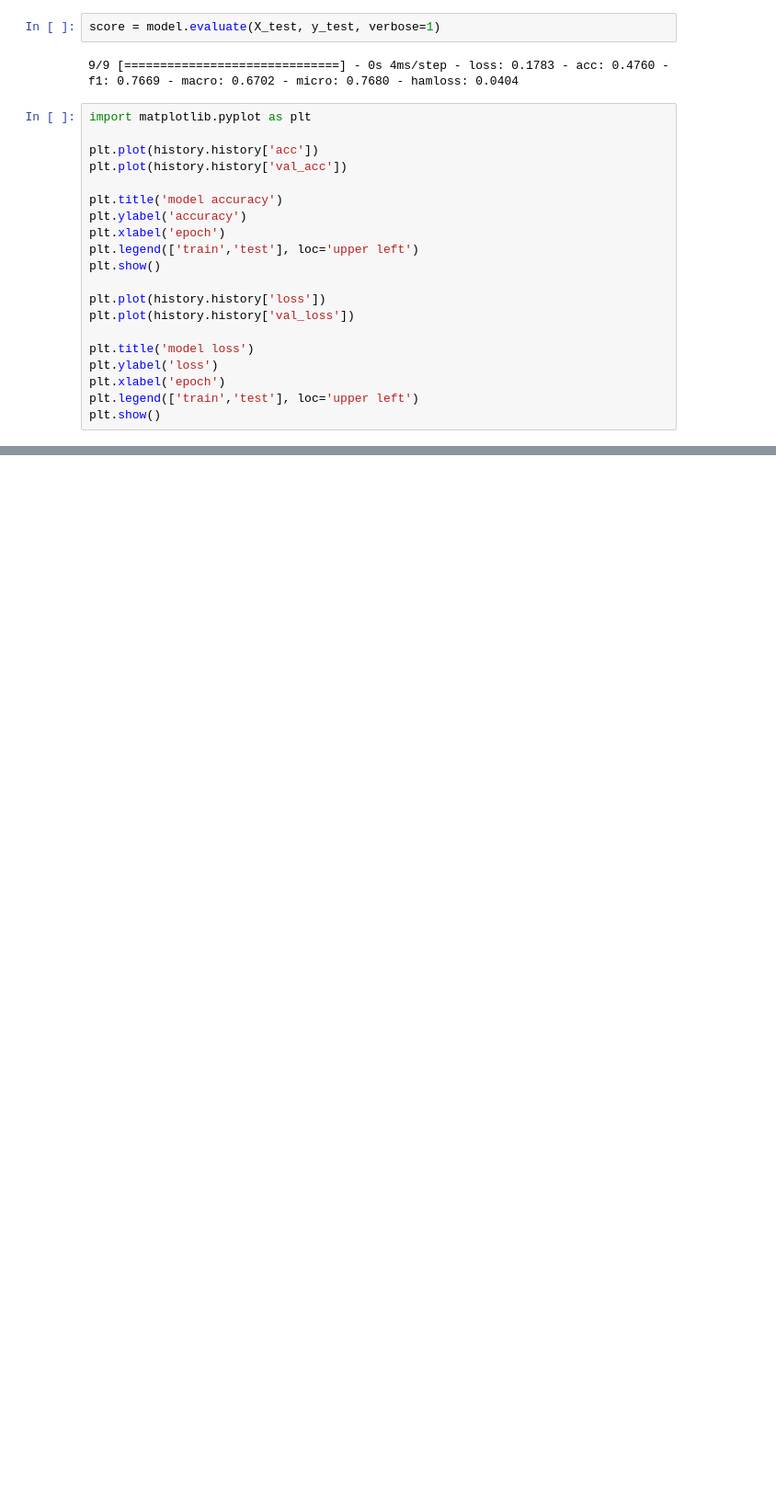
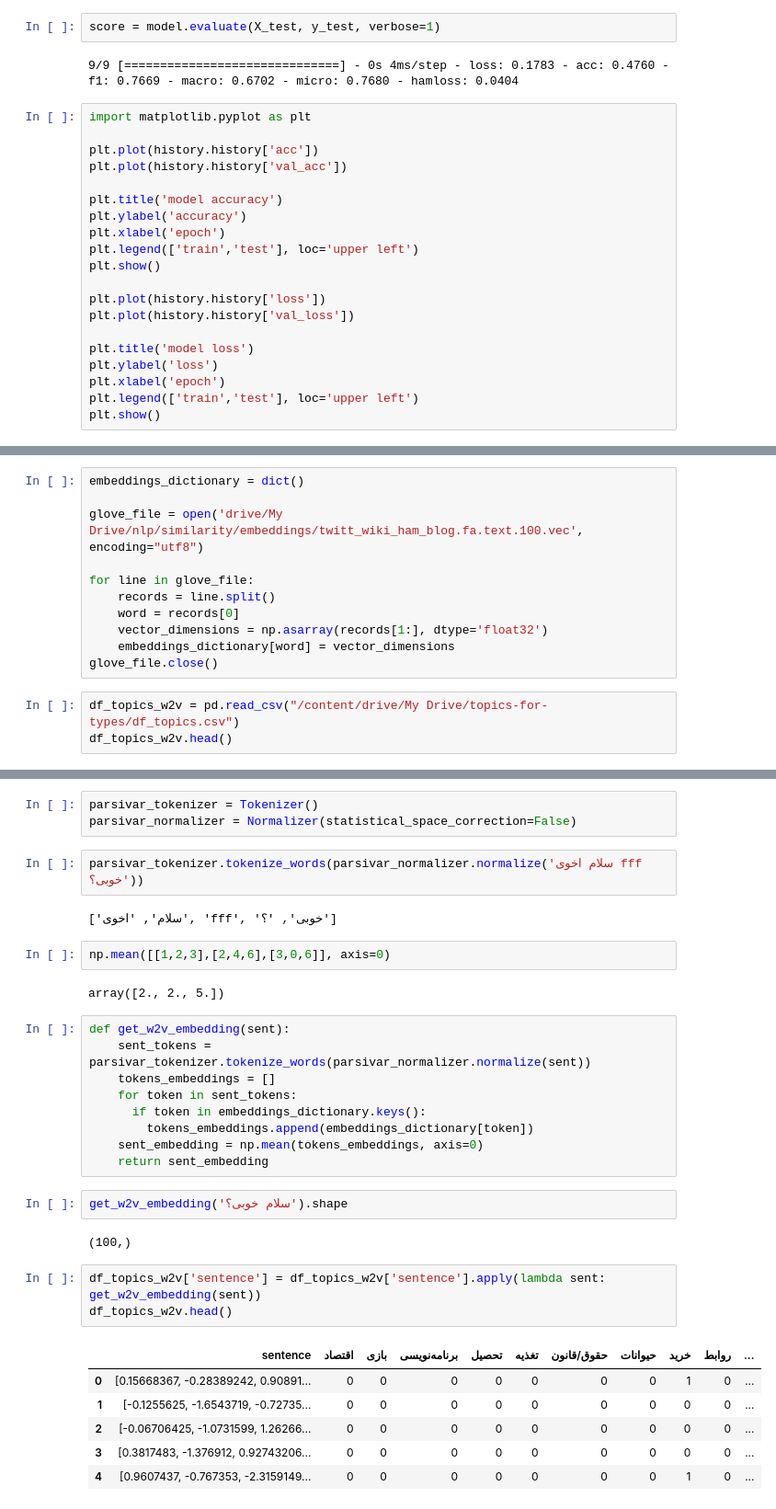
Before and after one commit to AliAkbarBadri/q-type-topic, a Jupyter notebook: topics.ipynb, the cells around one changed output, grey strips where cells are left out. Shown at 92% size. Cells and saved outputs as stored; diff of their text form; blank space fills up the shorter version.

```diff
--- a/topics.ipynb
+++ b/topics.ipynb
@@ -450,0 +457,14 @@ plt.show()
+# %%
+embeddings_dictionary = dict()
+
+glove_file = open('drive/My Drive/nlp/similarity/embeddings/twitt_wiki_ham_blog.fa.text.100.vec', encoding="utf8")
+
+for line in glove_file:
+    records = line.split()
+    word = records[0]
+    vector_dimensions = np.asarray(records[1:], dtype='float32')
+    embeddings_dictionary[word] = vector_dimensions
+glove_file.close()
+# %%
+df_topics_w2v = pd.read_csv("/content/drive/My Drive/topics-for-types/df_topics.csv")
+df_topics_w2v.head()
@@ -450,0 +478,34 @@ plt.show()
+# %%
+parsivar_tokenizer = Tokenizer()
+parsivar_normalizer = Normalizer(statistical_space_correction=False)
+# %%
+parsivar_tokenizer.tokenize_words(parsivar_normalizer.normalize('سلام اخوی fff خوبی؟'))
+# %% [output]
+['سلام', 'اخوی', 'fff', 'خوبی', '؟']
+# %%
+np.mean([[1,2,3],[2,4,6],[3,0,6]], axis=0)
+# %% [output]
+array([2., 2., 5.])
+# %%
+def get_w2v_embedding(sent):
+    sent_tokens = parsivar_tokenizer.tokenize_words(parsivar_normalizer.normalize(sent))
+    tokens_embeddings = []
+    for token in sent_tokens:
+      if token in embeddings_dictionary.keys():
+        tokens_embeddings.append(embeddings_dictionary[token])
+    sent_embedding = np.mean(tokens_embeddings, axis=0)
+    return sent_embedding
+# %%
+get_w2v_embedding('سلام خوبی؟').shape
+# %% [output]
+(100,)
+# %%
+df_topics_w2v['sentence'] = df_topics_w2v['sentence'].apply(lambda sent: get_w2v_embedding(sent))
+df_topics_w2v.head()
+# %% [output]
+|  | sentence | اقتصاد | بازی | برنامه‌نویسی | تحصیل | تغذیه | حقوق/قانون | حیوانات | خرید | روابط | ... |
+| 0 | [0.15668367, -0.28389242, 0.90891... | 0 | 0 | 0 | 0 | 0 | 0 | 0 | 1 | 0 | ... |
+| 1 | [-0.1255625, -1.6543719, -0.72735... | 0 | 0 | 0 | 0 | 0 | 0 | 0 | 0 | 0 | ... |
+| 2 | [-0.06706425, -1.0731599, 1.26266... | 0 | 0 | 0 | 0 | 0 | 0 | 0 | 0 | 0 | ... |
+| 3 | [0.3817483, -1.376912, 0.92743206... | 0 | 0 | 0 | 0 | 0 | 0 | 0 | 0 | 0 | ... |
+| 4 | [0.9607437, -0.767353, -2.3159149... | 0 | 0 | 0 | 0 | 0 | 0 | 0 | 1 | 0 | ... |
```
Also changed, not shown: parts of 13 cells of this notebook.
